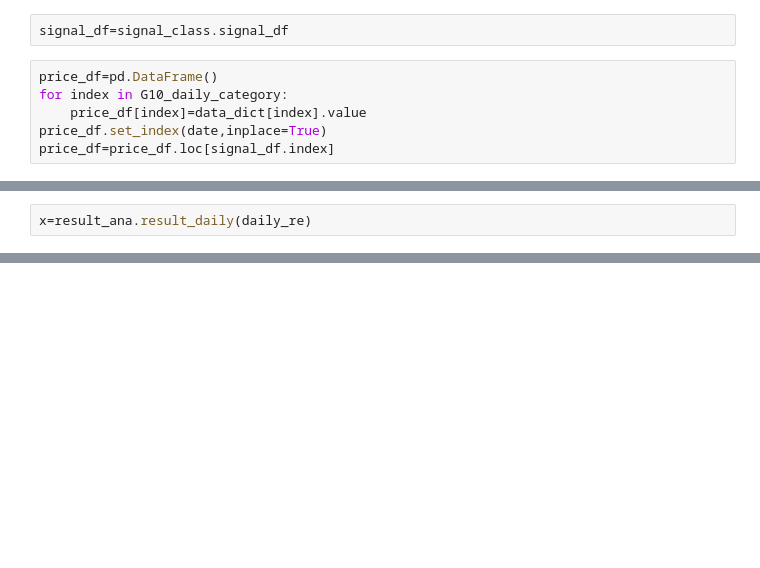
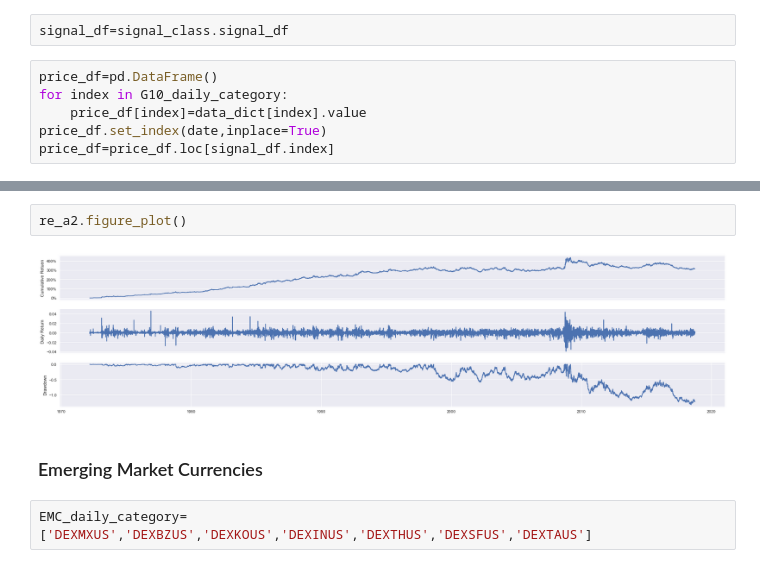
Before and after one commit to DihengChen/Cryptocurrency_Strategy, a Jupyter notebook: Utils/implement.ipynb, the cells around one changed output, grey strips where cells are left out. Cells and saved outputs as stored; diff of their text form; blank space fills up the shorter version.

```diff
--- a/Utils/implement.ipynb
+++ b/Utils/implement.ipynb
@@ -106,2 +62,0 @@ import result_ana
-# %%
-x=result_ana.result_daily(daily_re)
@@ -176,0 +102,8 @@ OverflowError: Python int too large to convert to C long
+# %%
+re_a2.figure_plot()
+# %% [output]
+[figure, added]
+# %% [markdown]
+<h3>Emerging Market Currencies</h3>
+# %%
+EMC_daily_category=['DEXMXUS','DEXBZUS','DEXKOUS','DEXINUS','DEXTHUS','DEXSFUS','DEXTAUS']
```
Also changed, not shown: parts of 43 cells of this notebook, 3 other files.
